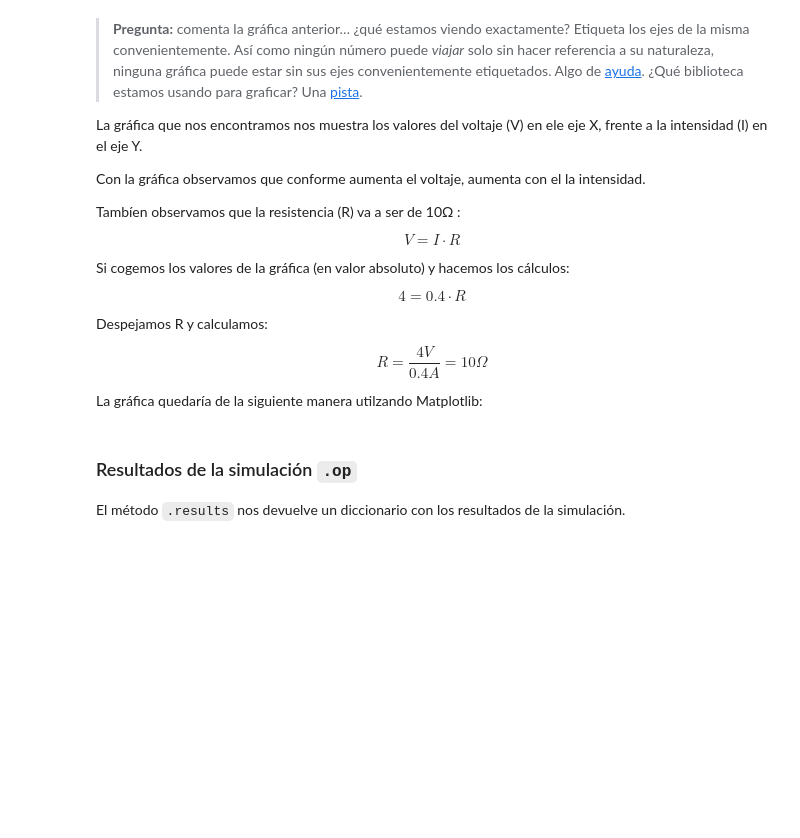
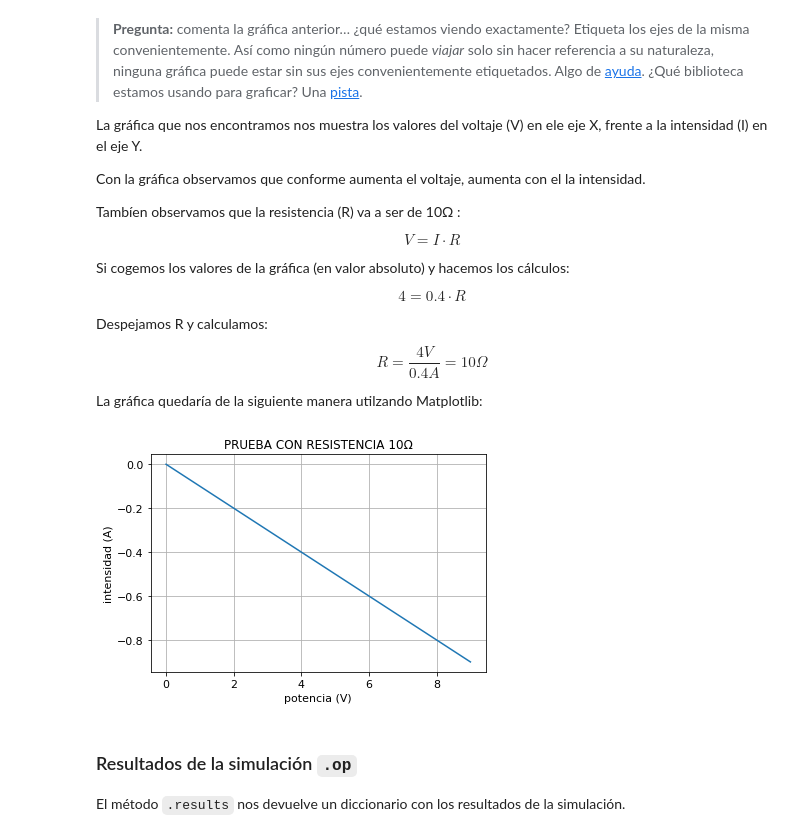
Before and after one commit to lydiapedrola/LabSpice, a Jupyter notebook: spicelab-checkpoint.ipynb, the cells around one changed output. Saved outputs shown, nothing was run; the diff lists cells and outputs as text; code cells hidden in the pictures; blank space fills up the shorter version.

```diff
--- a/spicelab-checkpoint.ipynb
+++ b/spicelab-checkpoint.ipynb
@@ -565,22 +564,25 @@ La gráfica quedaría de la siguiente manera utilzando Matplotlib:
 # %%
 import numpy
 import matplotlib
 from matplotlib import pylab, mlab, pyplot
 np = numpy
 plt = pyplot
 
 from IPython.display import display
 from IPython.core.pylabtools import figsize, getfigs
 
 from pylab import *
 from numpy import *
 
 
 plt.plot(fichero['dc']['V1'], fichero['dc']['I(V1)'], label="Voltaje (V1)")
 xlabel('potencia (V)')
 ylabel('intensidad (A)')
 title('PRUEBA CON RESISTENCIA 10Ω')
+plt.grid()
 show()
+# %% [output]
+[figure, added]
 # %% [markdown]
  ### Resultados de la simulación `.op`
  El método `.results` nos devuelve un diccionario con los resultados de la simulación.
```
Also changed, not shown: parts of 46 cells of this notebook.
